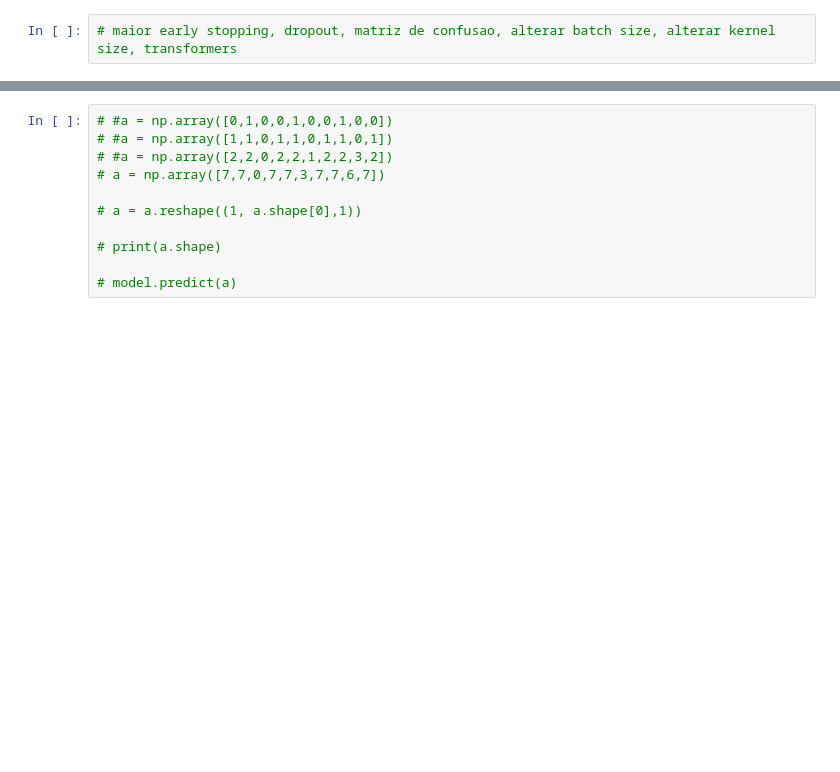
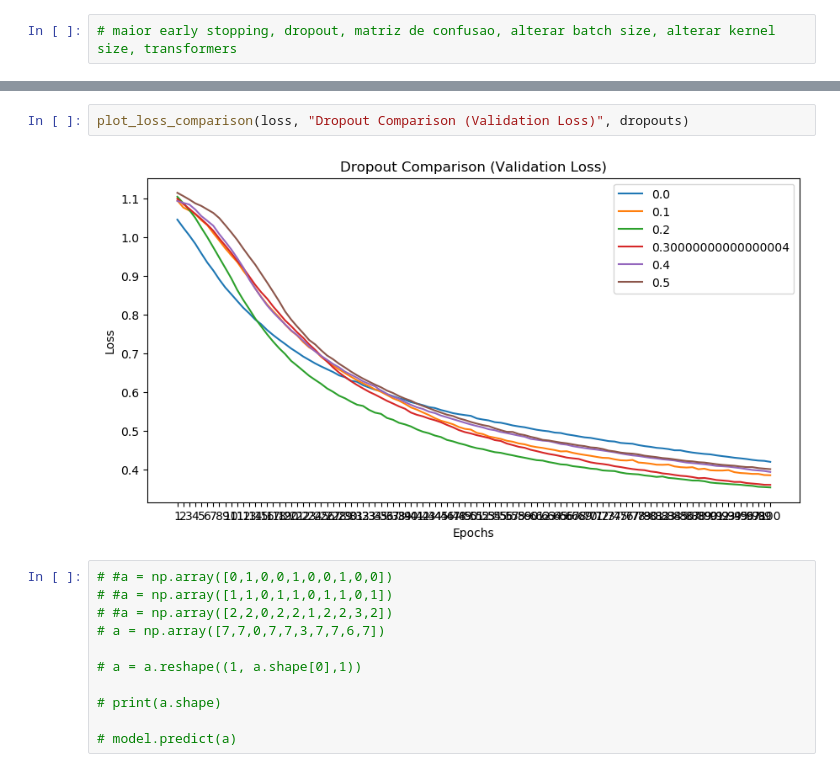
Before and after one commit to pedromiglou/MRSI_Thesis_Action_Anticipation, a Jupyter notebook: model_training/points_3blocks/points_conv_1d.ipynb, the cells around one changed output, grey strips where cells are left out. Drawn from its saved outputs; the diff is of its cells as text; blank space fills up the shorter version.

```diff
--- a/model_training/points_3blocks/points_conv_1d.ipynb
+++ b/model_training/points_3blocks/points_conv_1d.ipynb
@@ -224,3 +193,7 @@ plot_confusion_matrix(y_test, y_pred)
+# %%
+plot_loss_comparison(loss, "Dropout Comparison (Validation Loss)", dropouts)
+# %% [output]
+[figure, added]
 # %%
 # #a = np.array([0,1,0,0,1,0,0,1,0,0])
 # #a = np.array([1,1,0,1,1,0,1,1,0,1])
```
Also changed, not shown: parts of 13 cells of this notebook, 3 other files.
